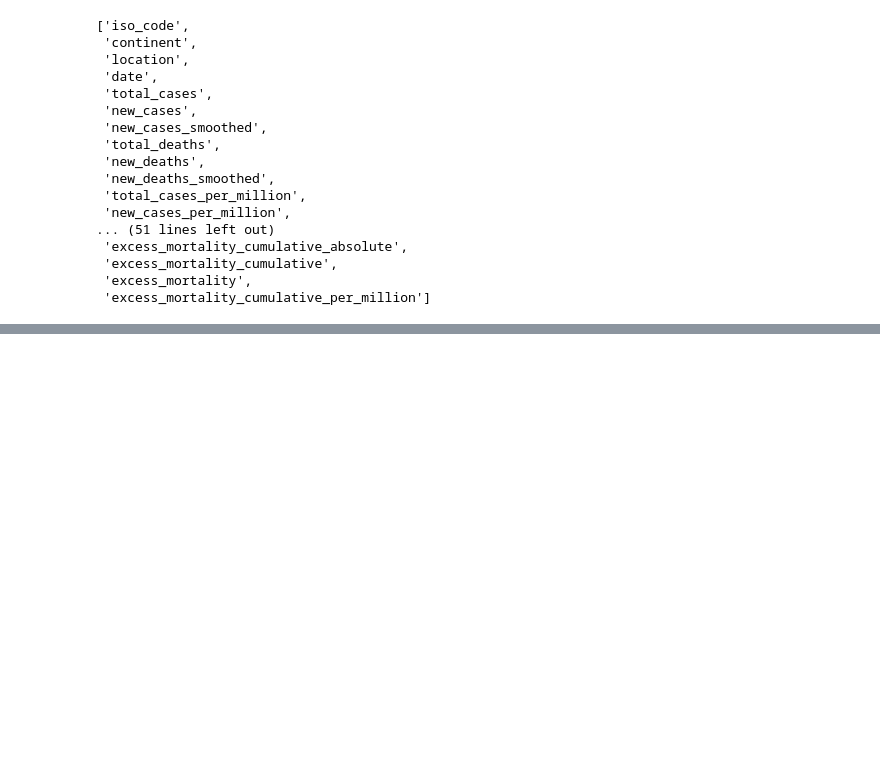
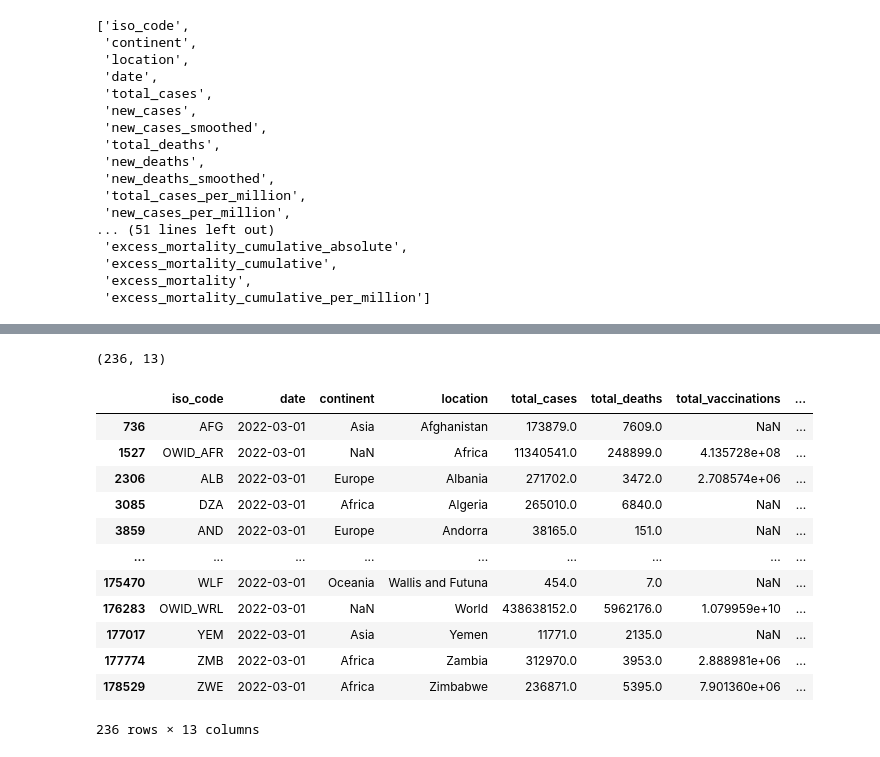
Before and after one commit to James-Thompson-724/world_sir_model, a Jupyter notebook: Vaccination_per_country.ipynb, the cells around one changed output, grey strips where cells are left out. Drawn from its saved outputs; the diff is of its cells as text; code cells hidden in the pictures; blank space fills up the shorter version.

```diff
--- a/Vaccination_per_country.ipynb
+++ b/Vaccination_per_country.ipynb
@@ -110,0 +121,5 @@ Exception: Please provide for the <x> parameter either a column name of the Data
+# %%
+# Filtering by the last day of March where most contries have reported the data.
+justOneMarchData = newCovidData['date']=='2022-03-01'
+oneDayData = newCovidData[justOneMarchData]
+oneDayData.head()
@@ -110,0 +133,20 @@ Exception: Please provide for the <x> parameter either a column name of the Data
+# %%
+oneDayData.shape
+# %% [output]
+(236, 13)
+# %%
+oneDayData
+# %% [output]
+|  | iso_code | date | continent | location | total_cases | total_deaths | total_vaccinations | ... |
+| 736 | AFG | 2022-03-01 | Asia | Afghanistan | 173879.0 | 7609.0 | NaN | ... |
+| 1527 | OWID_AFR | 2022-03-01 | NaN | Africa | 11340541.0 | 248899.0 | 4.135728e+08 | ... |
+| 2306 | ALB | 2022-03-01 | Europe | Albania | 271702.0 | 3472.0 | 2.708574e+06 | ... |
+| 3085 | DZA | 2022-03-01 | Africa | Algeria | 265010.0 | 6840.0 | NaN | ... |
+| 3859 | AND | 2022-03-01 | Europe | Andorra | 38165.0 | 151.0 | NaN | ... |
+| ... | ... | ... | ... | ... | ... | ... | ... | ... |
+| 175470 | WLF | 2022-03-01 | Oceania | Wallis and Futuna | 454.0 | 7.0 | NaN | ... |
+| 176283 | OWID_WRL | 2022-03-01 | NaN | World | 438638152.0 | 5962176.0 | 1.079959e+10 | ... |
+| 177017 | YEM | 2022-03-01 | Asia | Yemen | 11771.0 | 2135.0 | NaN | ... |
+| 177774 | ZMB | 2022-03-01 | Africa | Zambia | 312970.0 | 3953.0 | 2.888981e+06 | ... |
+| 178529 | ZWE | 2022-03-01 | Africa | Zimbabwe | 236871.0 | 5395.0 | 7.901360e+06 | ... |
+236 rows × 13 columns
```
Also changed, not shown: parts of 26 cells of this notebook, 1 other file.
